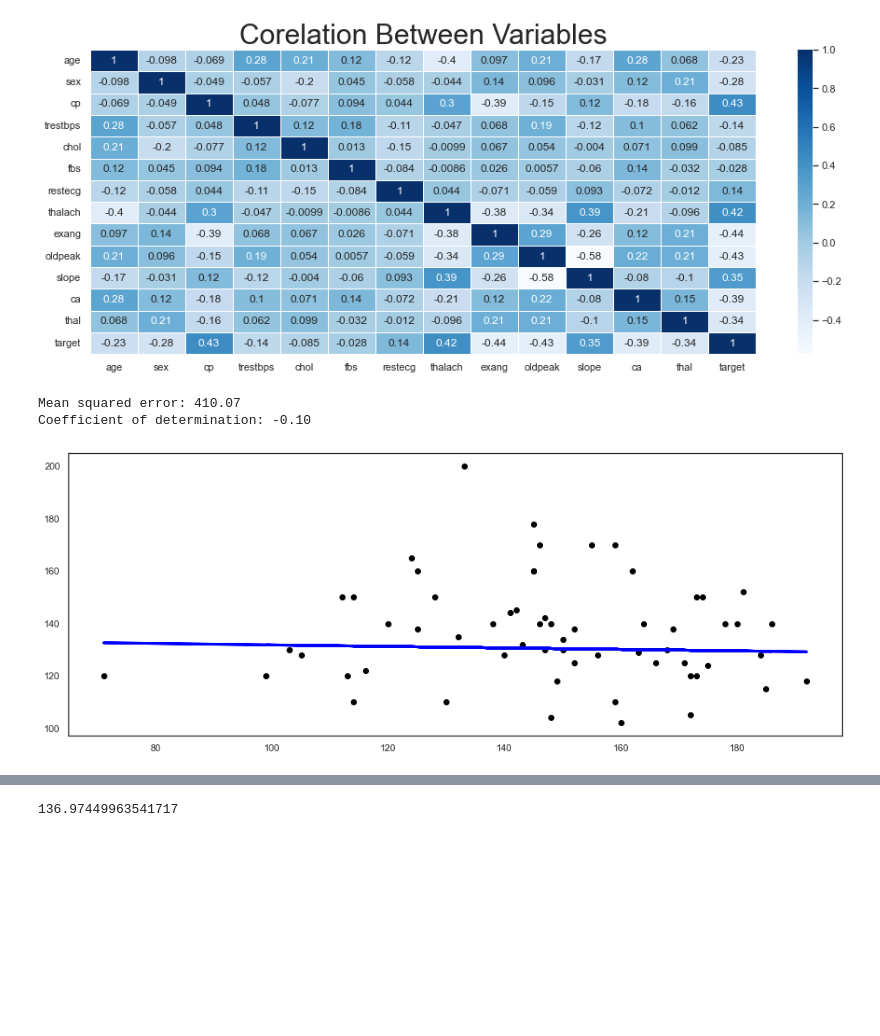
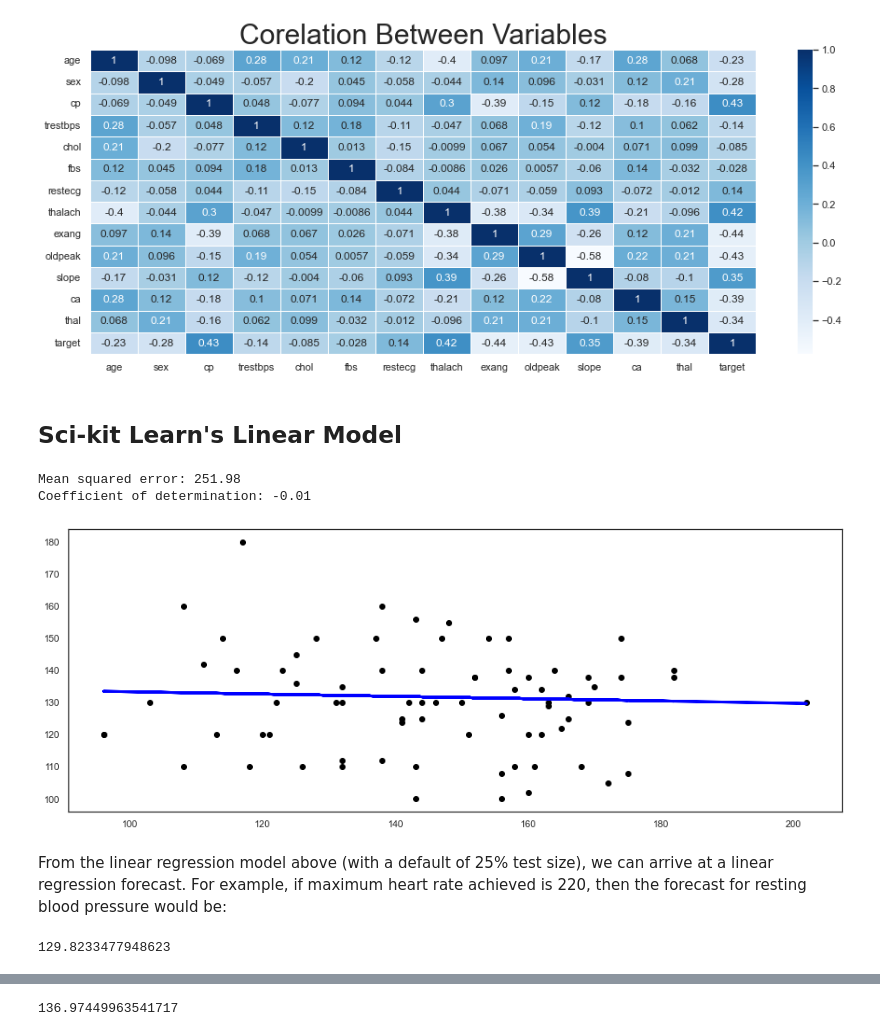
Before and after one commit to mcabanlit/linear-regression, a Jupyter notebook: linear-regression.ipynb, the cells around one changed output, grey strips where cells are left out. Saved outputs shown, nothing was run; the diff lists cells and outputs as text; code cells hidden in the pictures; blank space fills up the shorter version.

```diff
--- a/linear-regression.ipynb
+++ b/linear-regression.ipynb
@@ -32,62 +36,49 @@ heart_disease
 # %%
-import seaborn as sns
-import matplotlib.pyplot as plt
-sns.set(style="white")
+sbn.set(style="white")
 plt.rcParams['figure.figsize'] = (16, 6)
-sns.heatmap(heart_disease.corr(), annot = True, linewidths=.5, cmap="Blues")
+sbn.heatmap(heart_disease.corr(), annot = True, linewidths=.5, cmap="Blues")
 plt.title('Corelation Between Variables', fontsize = 30)
 plt.show()
 # %% [output]
 [figure]
+# %% [markdown]
+## Sci-kit Learn's Linear Model
 # %%
 # Import the Linear Regression class
 from sklearn import datasets, linear_model
 from sklearn.model_selection import train_test_split
 from sklearn.metrics import mean_squared_error, r2_score
 
-
-# Setup random seed
-np.random.seed(42)
-
 # Make the data
-# X = heart_disease.drop("target", axis = 1)
 X = np.array(heart_disease["thalach"]) #Use only one feature
 y= np.array(heart_disease["trestbps"])
 
 X = X.reshape(len(X), 1)
 
-X
-
 # diabetes_X = diabetes_X[:, np.newaxis, 2]
-X_train, X_test, y_train, y_test = train_test_split(X, y, test_size = 0.2)
-
+X_train, X_test, y_train, y_test = train_test_split(X, y)
 
 # Instantiate LinearSVC
 regr = linear_model.LinearRegression()
 
 # Fit the model to the data (training the machine learning model)
 regr.fit(X_train, y_train)
-
 
 # Evaluate the LinearSVC
 # regr.score([X_test], [y_test])
 y_pred = regr.predict(X_test)
 
 # The mean squared error
 print("Mean squared error: %.2f" % mean_squared_error(y_test, y_pred))
 # The coefficient of determination: 1 is perfect prediction
 print("Coefficient of determination: %.2f" % r2_score(y_test, y_pred))
 
-
 # Plot outputs
 plt.scatter(X_test, y_test, color="black")
 plt.plot(X_test, y_pred, color="blue", linewidth=3)
 
-# plt.xticks(())
-# plt.yticks(())
-
 plt.show()
 # %% [output]
-Mean squared error: 410.07
-Coefficient of determination: -0.10
+Mean squared error: 251.98
+Coefficient of determination: -0.01
-[figure, old version]
+[figure, new version]
@@ -95,0 +85,7 @@ linear_table = heart_disease[["thalach","trestbps"]].copy(deep = "True")
+# %% [markdown]
+From the linear regression model above (with a default of 25% test size), we can arrive at a linear regression forecast. For example, if maximum heart rate achieved is 220, then the forecast for resting blood pressure would be:
+# %%
+y = float(regr.predict([[200]]))
+y
+# %% [output]
+129.8233477948623
```
Also changed, not shown: parts of 35 cells of this notebook.
